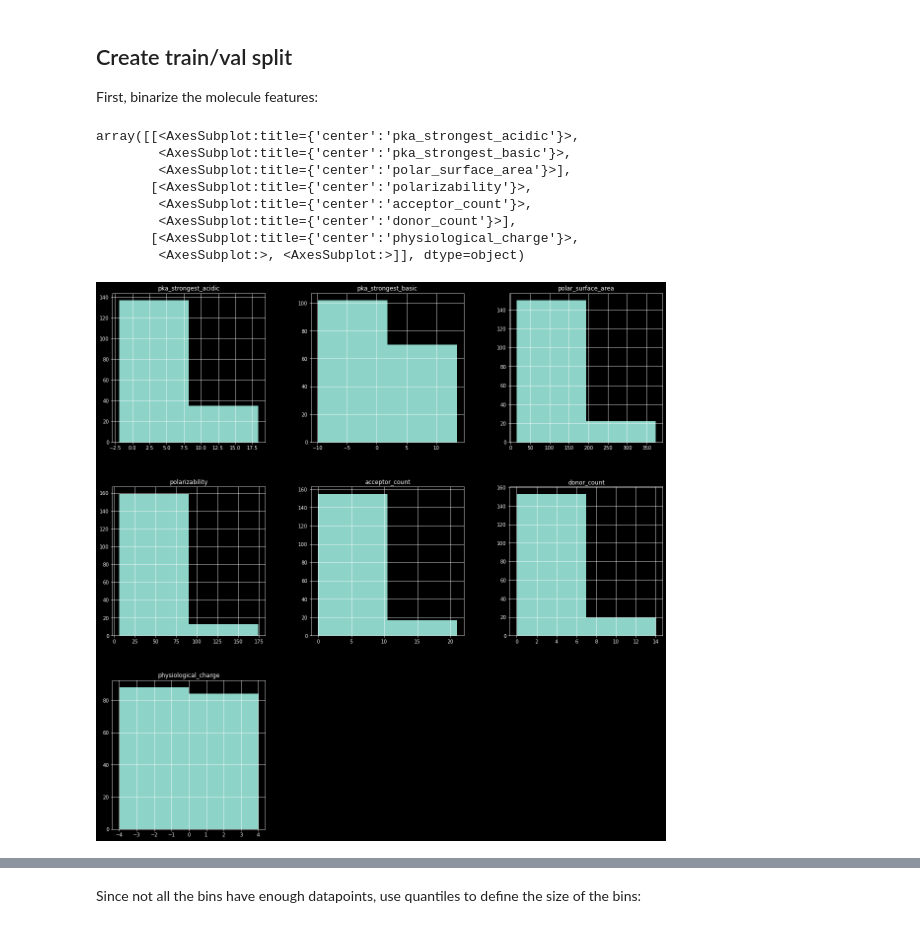
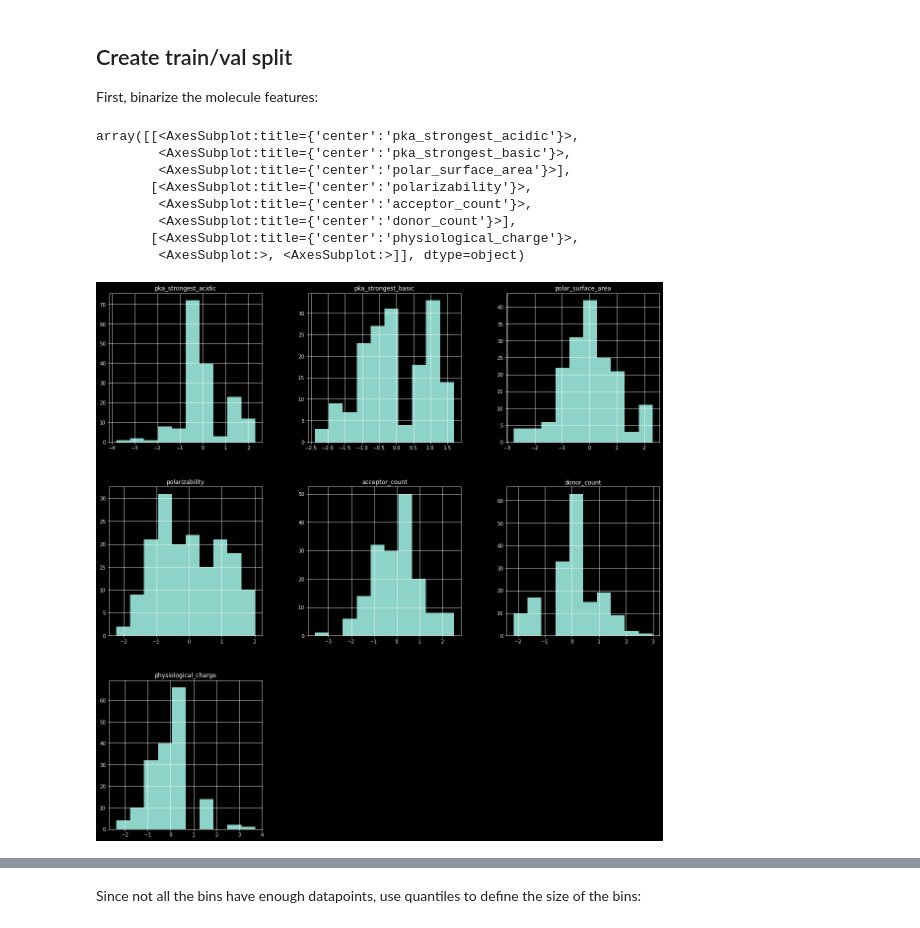
Before and after one commit to alexandrovteam/predicting-APMALDI-response, a Jupyter notebook: notebooks/regression.ipynb, the cells around one changed output, grey strips where cells are left out. Drawn from its saved outputs; the diff is of its cells as text; code cells hidden in the pictures.

```diff
--- a/notebooks/regression.ipynb
+++ b/notebooks/regression.ipynb
@@ -183,0 +188,18 @@ Name: spot_intensity, dtype: int64
+# %%
+from sklearn.preprocessing import StandardScaler
+from sklearn.preprocessing import PowerTransformer
+
+
+ss = StandardScaler()
+pt = PowerTransformer()
+
+#OPTION 1
+features_norm_df = pd.DataFrame(pt.fit_transform(all_mol_features),
+                                index = all_mol_features.index,
+                                columns = all_mol_features.columns)
+
+# OPTION 2
+#features_norm_df = pd.DataFrame(ss.fit_transform(all_mol_features), index = all_mol_features.index, columns = all_mol_features.columns)
+
+# OPTION 3 (Seurat normalization)
+#features_norm_df = np.log2((all_mol_features.T / all_mol_features.T.sum().values) * 10000 + 1).T
@@ -188,14 +251,14 @@ First, binarize the molecule features:
 # %%
 fig = plt.figure(figsize = (20,20))
 ax = fig.gca()
-mol_properties.hist(ax=ax, bins=2)
+features_norm_df[mol_properties_cols].hist(ax=ax)
 # %% [output]
 array([[<AxesSubplot:title={'center':'pka_strongest_acidic'}>,
         <AxesSubplot:title={'center':'pka_strongest_basic'}>,
         <AxesSubplot:title={'center':'polar_surface_area'}>],
        [<AxesSubplot:title={'center':'polarizability'}>,
         <AxesSubplot:title={'center':'acceptor_count'}>,
         <AxesSubplot:title={'center':'donor_count'}>],
        [<AxesSubplot:title={'center':'physiological_charge'}>,
         <AxesSubplot:>, <AxesSubplot:>]], dtype=object)
-[figure, old version]
+[figure, new version]
```
Also changed, not shown: parts of 28 cells of this notebook.
